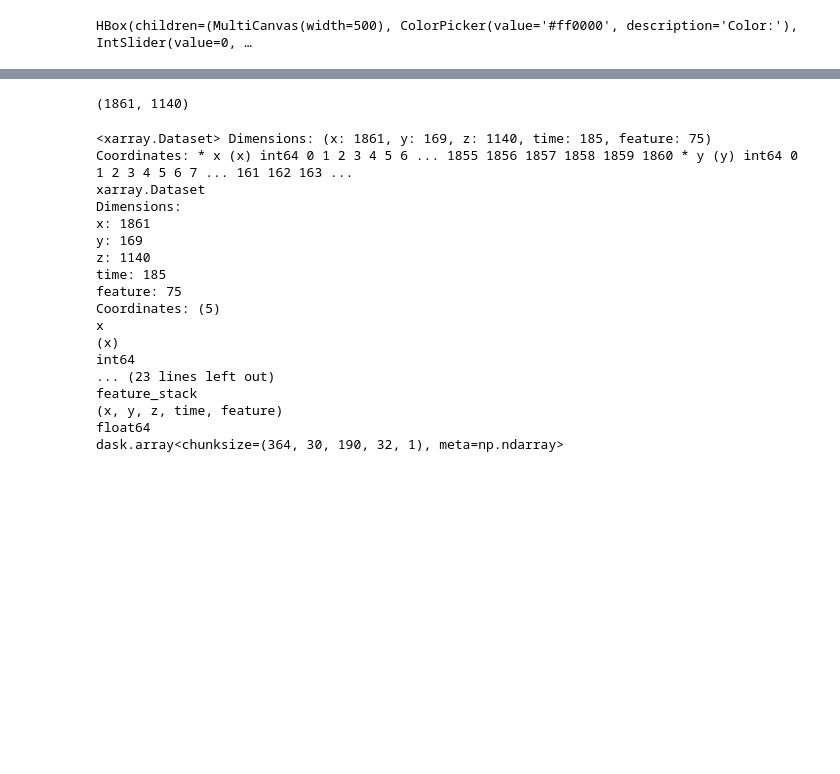
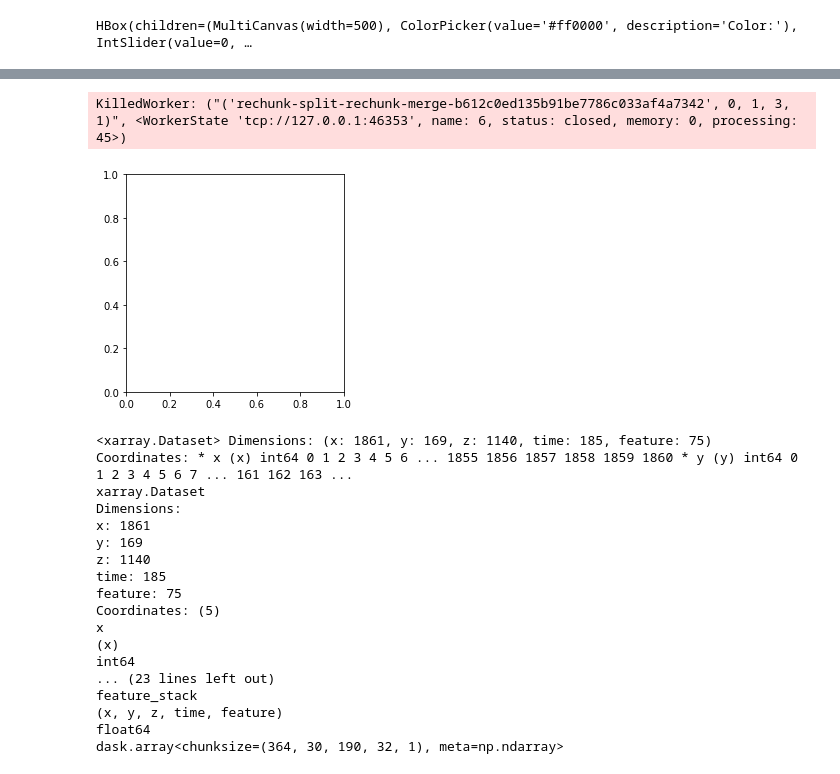
Before and after one commit to Pescatore23/pytrainseg, a Jupyter notebook: test_dask_framework_all_lazy.ipynb, the cells around one changed output, grey strips where cells are left out. Cells and saved outputs as stored; diff of their text form; code cells hidden in the pictures; blank space fills up the shorter version.

```diff
--- a/test_dask_framework_all_lazy.ipynb
+++ b/test_dask_framework_all_lazy.ipynb
@@ -262,7 +271,10 @@ Text(0, 0.5, 'importance')
-# %%
-TS.current_im.shape
-# %% [output]
-(1861, 1140)
+# %%
+i = 1
+plt.imshow(TS.current_feat_stack[:,:,i], vmin=6e4)
+plt.title(TS.feature_names[i])
+# %% [output]
+KilledWorker: ("('rechunk-split-rechunk-merge-b612c0ed135b91be7786c033af4a7342', 0, 1, 3, 1)", <WorkerState 'tcp://127.0.0.1:46353', name: 6, status: closed, memory: 0, processing: 45>)
+[figure, added]
 # %%
 TS.feat_data
 # %% [output]
```
Also changed, not shown: parts of 50 cells of this notebook, 2 other files.
